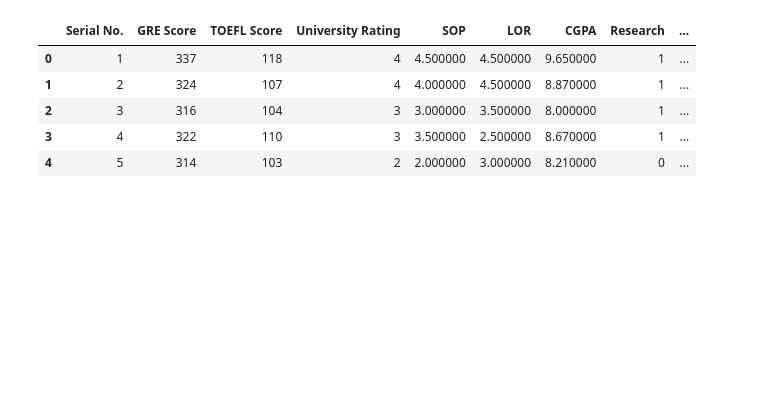
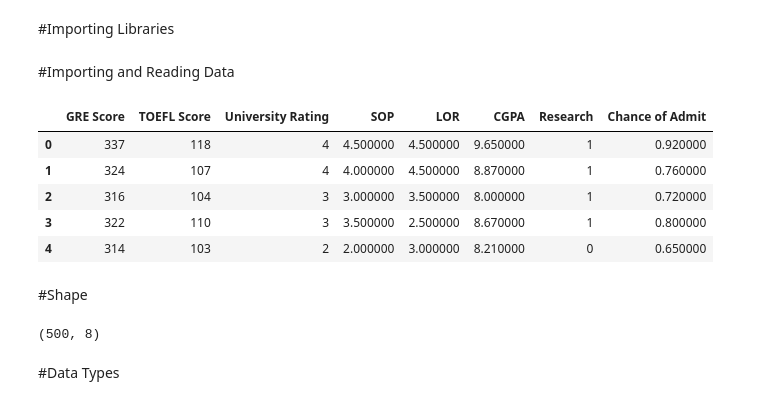
Before and after one commit to ashishkumarsaklani/Jam-project, a Jupyter notebook: Jamboree_Exploration.ipynb, the cells around one changed output. Saved outputs shown, nothing was run; the diff lists cells and outputs as text; code cells hidden in the pictures; blank space fills up the shorter version.

```diff
--- a/Jamboree_Exploration.ipynb
+++ b/Jamboree_Exploration.ipynb
@@ -1,22 +1,36 @@
 # %% [markdown]
 <a href="https://colab.research.google.com/github/ashishkumarsaklani/Jam-project/blob/main/Jamboree_Exploration.ipynb" target="_parent"><img src="https://colab.research.google.com/assets/colab-badge.svg" alt="Open In Colab"/></a>
+# %% [markdown]
+#Importing Libraries
 # %%
 import pandas as pd
 import numpy as np
 import matplotlib.pyplot as plt
 import seaborn as sns
+# %% [markdown]
+#Importing and Reading Data
 # %%
 
 url ='https://d2beiqkhq929f0.cloudfront.net/public_assets/assets/000/001/839/original/Jamboree_Admission.csv'
 
 df = pd.read_csv(url)
 
+df = df.drop('Serial No.',axis=1)
+
 #checking data
 df.head().style.set_properties(**{'background':'black','border': '1.5px solid blue','color': 'red'})
 # %% [output]
-|  | Serial No. | GRE Score | TOEFL Score | University Rating | SOP | LOR | CGPA | Research | ... |
-| 0 | 1 | 337 | 118 | 4 | 4.500000 | 4.500000 | 9.650000 | 1 | ... |
-| 1 | 2 | 324 | 107 | 4 | 4.000000 | 4.500000 | 8.870000 | 1 | ... |
-| 2 | 3 | 316 | 104 | 3 | 3.000000 | 3.500000 | 8.000000 | 1 | ... |
-| 3 | 4 | 322 | 110 | 3 | 3.500000 | 2.500000 | 8.670000 | 1 | ... |
-| 4 | 5 | 314 | 103 | 2 | 2.000000 | 3.000000 | 8.210000 | 0 | ... |
+|  | GRE Score | TOEFL Score | University Rating | SOP | LOR | CGPA | Research | Chance of Admit |
+| 0 | 337 | 118 | 4 | 4.500000 | 4.500000 | 9.650000 | 1 | 0.920000 |
+| 1 | 324 | 107 | 4 | 4.000000 | 4.500000 | 8.870000 | 1 | 0.760000 |
+| 2 | 316 | 104 | 3 | 3.000000 | 3.500000 | 8.000000 | 1 | 0.720000 |
+| 3 | 322 | 110 | 3 | 3.500000 | 2.500000 | 8.670000 | 1 | 0.800000 |
+| 4 | 314 | 103 | 2 | 2.000000 | 3.000000 | 8.210000 | 0 | 0.650000 |
+# %% [markdown]
+#Shape
+# %%
+df.shape
+# %% [output]
+(500, 8)
+# %% [markdown]
+#Data Types
```
Also changed, not shown: parts of 20 cells of this notebook.
